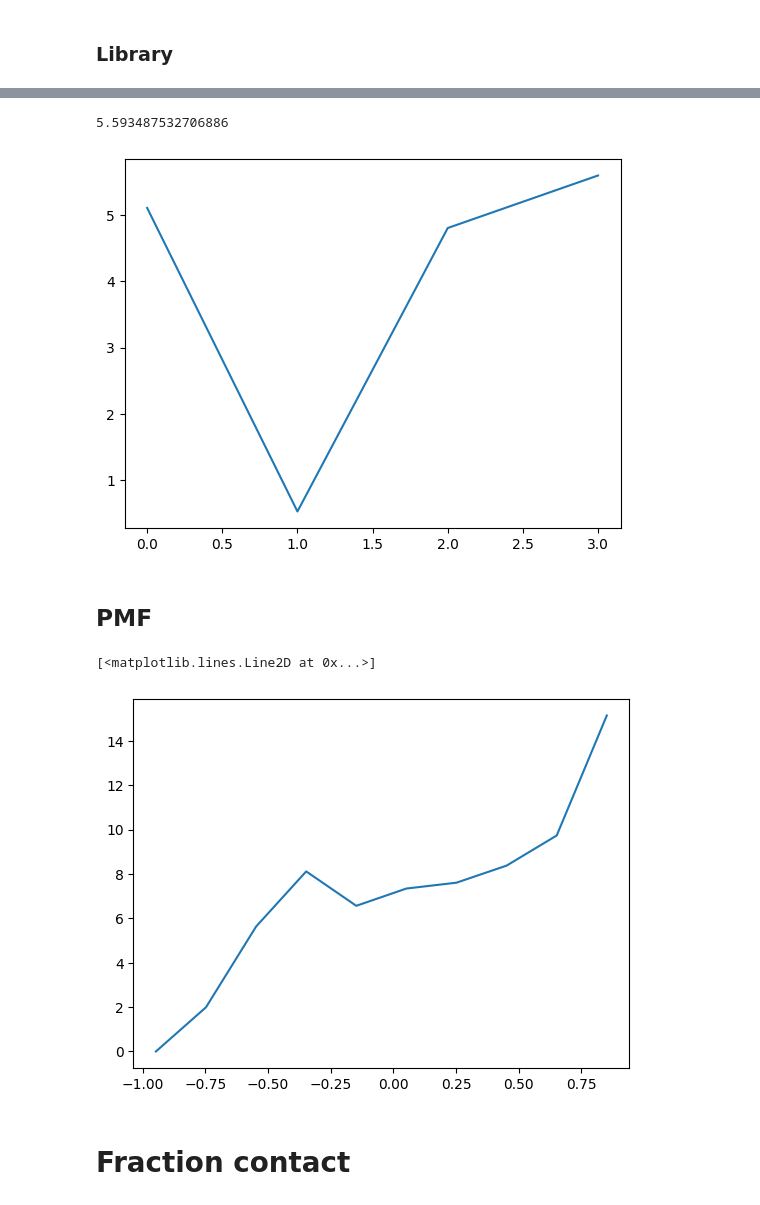
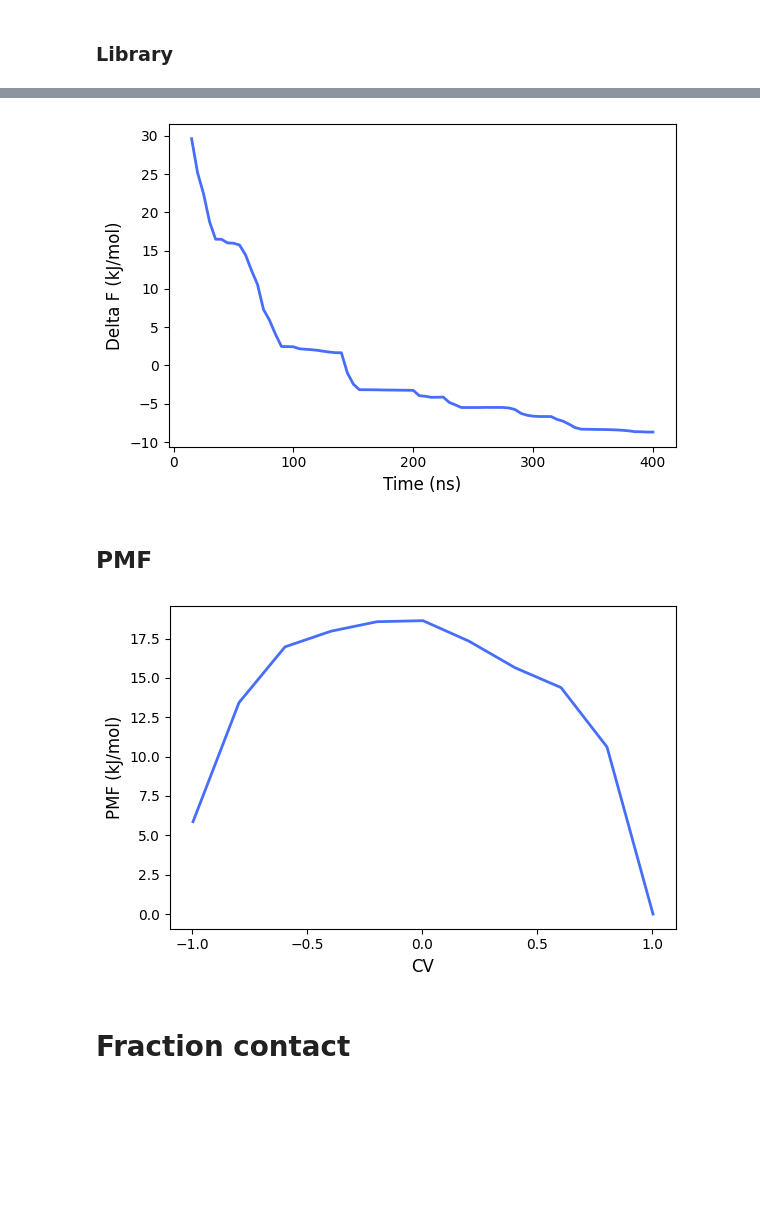
Before and after one commit to seonghyun26/bioemu, a Jupyter notebook: opes/notebook/free_energy.ipynb, the cells around one changed output, grey strips where cells are left out. Drawn from its saved outputs; the diff is of its cells as text; code cells hidden in the pictures; blank space fills up the shorter version.

```diff
--- a/opes/notebook/free_energy.ipynb
+++ b/opes/notebook/free_energy.ipynb
@@ -33,4 +33,6 @@ kB_in_SI = 1.380648e-23
 R_in_SI = 8.314
 kB_in_atomic = kB_in_SI * J_to_atomic
 h_in_SI = 6.62607004e-34
+
+blue = (70 / 255, 110 / 255, 250 / 255)
 # %%
@@ -103,8 +104,8 @@ cv_thresh = [
 sigma = 0.20
 equil_temp = 340
 ns_per_step = 0.002
-unit_steps = 200
-skip_steps = 50
+unit_steps = 2500
+skip_steps = 5000
 
 save_path = Path(f"{simulation_dir}/{seed}")
 colvar_path = Path(f"{simulation_dir}/{seed}/COLVAR")
@@ -179,13 +194,21 @@ for current_step in tqdm(step_grid):
 # %%
 time_points = step_grid * ns_per_step
-Delta_Fs = np.array(Delta_Fs)
-print(Delta_Fs[-1])
-plt.plot(Delta_Fs)
+fig = plt.figure(figsize=(6, 4))
+ax = fig.add_subplot(111)
+plt.plot(
+    time_points, Delta_Fs,
+    color=blue, linewidth=2,
+)
+ax.xaxis.set_major_locator(plt.MaxNLocator(nbins=5))
+plt.xlabel("Time (ns)", fontsize=12)
+plt.ylabel("Delta F (kJ/mol)", fontsize=12)
+plt.xticks(fontsize=10)
+plt.yticks(fontsize=10)
+plt.tight_layout()
+plt.savefig("pmf.png", dpi=300)
 plt.show()
-# np.savetxt("Delta_Fs.log", [time_points, Delta_Fs], fmt="%.6f")
 # %% [output]
-5.593487532706886
-[figure, old version]
+[figure, new version]
 # %% [markdown]
 ## PMF
 # %%
@@ -199,10 +222,22 @@ pmf, _ = mbar.pmf_from_weights(
 pmf -= pmf.min()
 # np.savetxt("pmf.log", [cv_grid, pmf], fmt="%.6f")
 # %%
-plt.plot(cv_grid, pmf)
+fig = plt.figure(figsize=(6, 4))
+ax = fig.add_subplot(111)
+plt.plot(
+    cv_grid, pmf,
+    color=blue, linewidth=2,
+)
+ax.xaxis.set_major_locator(plt.MaxNLocator(nbins=5))
+plt.xlabel("CV", fontsize=12)
+plt.ylabel("PMF (kJ/mol)", fontsize=12)
+plt.xticks(fontsize=10)
+plt.yticks(fontsize=10)
+plt.tight_layout()
+plt.savefig("pmf.png", dpi=300)
+plt.show()
 # %% [output]
-[<matplotlib.lines.Line2D at 0x...>]
-[figure, old version]
+[figure, new version]
 # %% [markdown]
 # Fraction contact
 # %%
```
Also changed, not shown: parts of 5 cells of this notebook, 4 other files.
